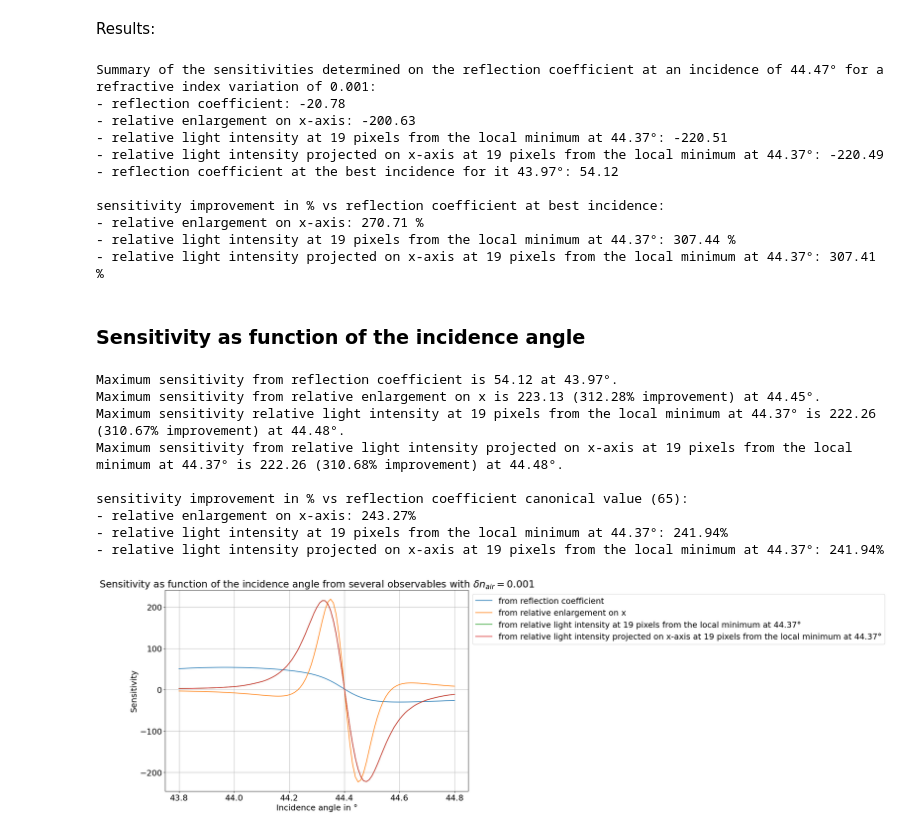
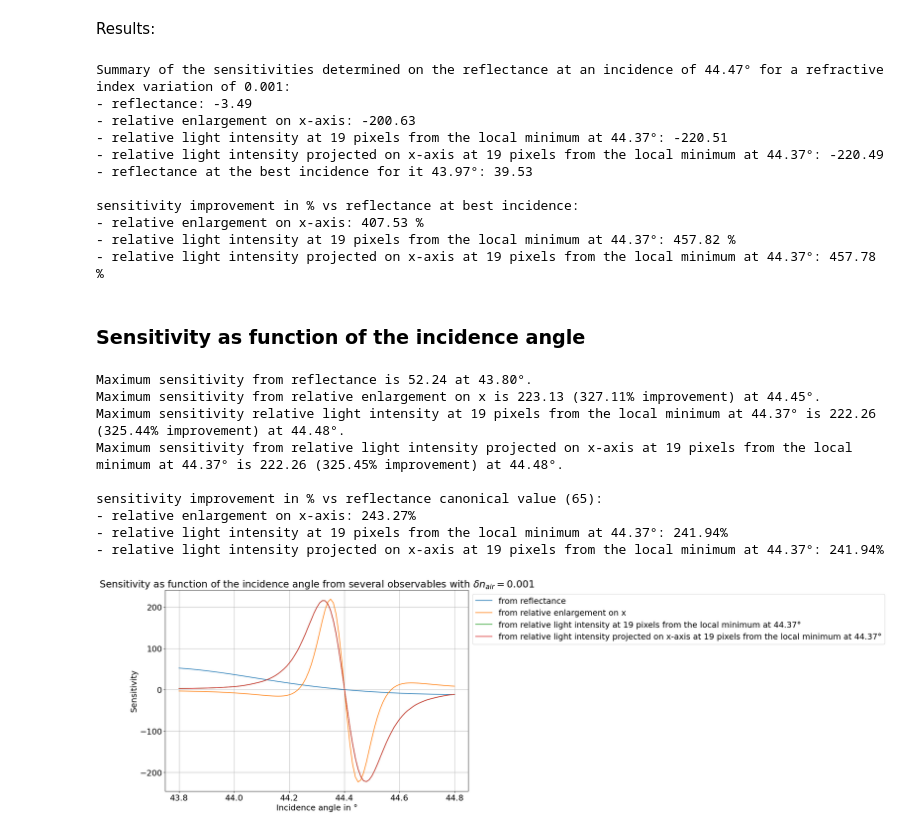
Before and after one commit to Tristan63170/Interferometric_Reflectivity_Dip, a Jupyter notebook: with_air/observable_determination_and_sensitivity_parallel.ipynb, the cells around one changed output. Saved outputs shown, nothing was run; the diff lists cells and outputs as text; code cells hidden in the pictures.

```diff
--- a/with_air/observable_determination_and_sensitivity_parallel.ipynb
+++ b/with_air/observable_determination_and_sensitivity_parallel.ipynb
@@ -300,26 +300,26 @@ for i in range(len(a)):
         cr[i, j] = r
         cr2[i, j] = r2
 
-cr1D = cr[N,:]
-cr21D = cr2[N,:]
+cr1D = np.abs(cr[N,:])**2
+cr21D = np.abs(cr2[N,:])**2
 
 plt.figure(figsize=(12,8))
-plt.plot(a,np.abs(cr1D))
-plt.title(fr"Reflection coefficient module in $k_x$ plane (for a central incidence of {inc}°)")
+plt.plot(a,cr1D)
+plt.title(fr"Reflectance in $k_x$ plane (for a central incidence of {inc}°)")
 plt.xlabel(r"$\alpha$ in $\mathrm{nm}^{-1}$")
-plt.ylabel(fr"Module of the reflection coefficient")
+plt.ylabel(fr"Reflectance")
 plt.grid();
 if SAVE_MODE:
     for file_ext in save_formats:
-        plt.savefig(f"Plots/{file_ext}/observables_sensitivity/reflection_coefficient_base.{file_ext}", bbox_inches="tight")
+        plt.savefig(f"Plots/{file_ext}/observables_sensitivity/reflectance_base.{file_ext}", bbox_inches="tight")
 
 plt.figure(figsize=(12,8))
-plt.plot(a,np.abs(cr21D))
-plt.title(fr"Reflection coefficient module in $k_x$ plane (for a central incidence of {inc}°)")
+plt.plot(a,cr21D)
+plt.title(fr"Reflectance in $k_x$ plane (for a central incidence of {inc}°)")
 plt.xlabel(r"$\alpha$ in $\mathrm{nm}^{-1}$")
-plt.ylabel(fr"Module of the reflection coefficient")
+plt.ylabel(fr"Reflectance")
 plt.grid();
 if SAVE_MODE:
     for file_ext in save_formats:
-        plt.savefig(f"Plots/{file_ext}/observables_sensitivity/reflection_coefficient_variant.{file_ext}", bbox_inches="tight")
+        plt.savefig(f"Plots/{file_ext}/observables_sensitivity/reflectance_variant.{file_ext}", bbox_inches="tight")
 # %% [output]
@@ -425,29 +425,29 @@ S_enlarg = (elarrelatx_2-elarrelatx_1)/(n_variation)
 S_I_rel_min = (I_rel_min_2-I_rel_min_1)/(n_variation)
 S_I_proj_rel_min = (I_proj_rel_min_2-I_proj_rel_min_1)/(n_variation)
 # %%
-print(f"Summary of the sensitivities determined on the reflection coefficient at an incidence of {inc}° for a refractive index variation of {n_variation}:")
-print(f"- reflection coefficient: {S_base:.2f}")
+print(f"Summary of the sensitivities determined on the reflectance at an incidence of {inc}° for a refractive index variation of {n_variation}:")
+print(f"- reflectance: {S_base:.2f}")
 print(f"- relative enlargement on x-axis: {S_enlarg:.2f}")
 print(f"- relative light intensity at {best_index} pixels from the local minimum at 44.37°: {S_I_rel_min:.2f}")
 print(f"- relative light intensity projected on x-axis at {best_index} pixels from the local minimum at 44.37°: {S_I_proj_rel_min:.2f}")
-print(f"- reflection coefficient at the best incidence for it {inc_best}°: {S_base_best:.2f}")
+print(f"- reflectance at the best incidence for it {inc_best}°: {S_base_best:.2f}")
 print("")
-print("sensitivity improvement in % vs reflection coefficient at best incidence:")
+print("sensitivity improvement in % vs reflectance at best incidence:")
 print(f"- relative enlargement on x-axis: {abs(S_enlarg/S_base_best)*100-100:.2f} %")
 print(f"- relative light intensity at {best_index} pixels from the local minimum at 44.37°: {abs(S_I_rel_min/S_base_best)*100-100:.2f} %")
 print(f"- relative light intensity projected on x-axis at {best_index} pixels from the local minimum at 44.37°: {abs(S_I_proj_rel_min/S_base_best)*100-100:.2f} %")
 # %% [output]
-Summary of the sensitivities determined on the reflection coefficient at an incidence of 44.47° for a refractive index variation of 0.001:
-- reflection coefficient: -20.78
+Summary of the sensitivities determined on the reflectance at an incidence of 44.47° for a refractive index variation of 0.001:
+- reflectance: -3.49
 - relative enlargement on x-axis: -200.63
 - relative light intensity at 19 pixels from the local minimum at 44.37°: -220.51
 - relative light intensity projected on x-axis at 19 pixels from the local minimum at 44.37°: -220.49
-- reflection coefficient at the best incidence for it 43.97°: 54.12
+- reflectance at the best incidence for it 43.97°: 39.53
 
-sensitivity improvement in % vs reflection coefficient at best incidence:
-- relative enlargement on x-axis: 270.71 %
-- relative light intensity at 19 pixels from the local minimum at 44.37°: 307.44 %
-- relative light intensity projected on x-axis at 19 pixels from the local minimum at 44.37°: 307.41 %
+sensitivity improvement in % vs reflectance at best incidence:
+- relative enlargement on x-axis: 407.53 %
+- relative light intensity at 19 pixels from the local minimum at 44.37°: 457.82 %
+- relative light intensity projected on x-axis at 19 pixels from the local minimum at 44.37°: 457.78 %
 # %% [markdown]
 ### Sensitivity as function of the incidence angle
 # %%
@@ -464,9 +464,9 @@ def process_one_inc(inc):
             r2, t2, R2, T2 = PM.coefficient(structure2, wavelength, theta[i, j], 1)
             cr[i, j] = r
             cr2[i, j] = r2
-    cr1D = cr[N, :]
-    cr21D = cr2[N, :]
-    s_base = (np.abs(cr21D)[N] - np.abs(cr1D)[N]) / n_variation
+    cr1D = np.abs(cr[N, :])**2
+    cr21D = np.abs(cr2[N, :])**2
+    s_base = (cr21D[N] - cr1D[N]) / n_variation
 
     # ------- base structure -------
     U1 = my_mod.gauss2D(X, Y, wx, wy, x0, y0, alpha0, beta0)
@@ -551,36 +551,36 @@ for s_base, s_enlarg, s_irel, s_iproj in results:
     S_I_PROJ_REL_MIN.append(s_iproj)
 # %%
 plt.figure(figsize=(12,8))
-plt.plot(inc_range2, S_BASE, label="from reflection coefficient")
+plt.plot(inc_range2, S_BASE, label="from reflectance")
 plt.plot(inc_range2, S_ENLARG, label="from relative enlargement on x")
 plt.plot(inc_range2, S_I_REL_MIN, label=f"from relative light intensity at {best_index} pixels from the local minimum at 44.37°")
 plt.plot(inc_range2, S_I_PROJ_REL_MIN, label=f"from relative light intensity projected on x-axis at {best_index} pixels from the local minimum at 44.37°")
 plt.title(fr"Sensitivity as function of the incidence angle from several observables with $\delta n_{{air}} = ${n_variation}")
 plt.xlabel("Incidence angle in °")
 plt.ylabel("Sensitivity")
 plt.legend(loc="upper left", bbox_to_anchor=(1, 1))
 plt.grid();
 if SAVE_MODE:
     for file_ext in save_formats:
         plt.savefig(f"Plots/{file_ext}/observables_sensitivity/sensitivity.{file_ext}", bbox_inches="tight")
 
-print(f"Maximum sensitivity from reflection coefficient is {np.max(np.abs(S_BASE)):.2f} at {inc_range2[np.argmax(np.abs(S_BASE))]:.2f}°.")
+print(f"Maximum sensitivity from reflectance is {np.max(np.abs(S_BASE)):.2f} at {inc_range2[np.argmax(np.abs(S_BASE))]:.2f}°.")
 print(f"Maximum sensitivity from relative enlargement on x is {np.max(np.abs(S_ENLARG)):.2f} ({(np.max(np.abs(S_ENLARG))/np.max(np.abs(S_BASE))-1)*100:.2f}% improvement) at {inc_range2[np.argmax(np.abs(S_ENLARG))]:.2f}°.")
 print(f"Maximum sensitivity relative light intensity at {best_index} pixels from the local minimum at 44.37° is {np.max(np.abs(S_I_REL_MIN)):.2f} ({(np.max(np.abs(S_I_REL_MIN))/np.max(np.abs(S_BASE))-1)*100:.2f}% improvement) at {inc_range2[np.argmax(np.abs(S_I_REL_MIN))]:.2f}°.")
 print(f"Maximum sensitivity from relative light intensity projected on x-axis at {best_index} pixels from the local minimum at 44.37° is {np.max(np.abs(S_I_PROJ_REL_MIN)):.2f} ({(np.max(np.abs(S_I_PROJ_REL_MIN))/np.max(np.abs(S_BASE))-1)*100:.2f}% improvement) at {inc_range2[np.argmax(np.abs(S_I_PROJ_REL_MIN))]:.2f}°.")
 print()
-print("sensitivity improvement in % vs reflection coefficient canonical value (65):")
+print("sensitivity improvement in % vs reflectance canonical value (65):")
 print(f"- relative enlargement on x-axis: {(np.max(np.abs(S_ENLARG))/65-1)*100:.2f}%")
 print(f"- relative light intensity at {best_index} pixels from the local minimum at 44.37°: {(np.max(np.abs(S_I_REL_MIN))/65-1)*100:.2f}%")
 print(f"- relative light intensity projected on x-axis at {best_index} pixels from the local minimum at 44.37°: {(np.max(np.abs(S_I_PROJ_REL_MIN))/65-1)*100:.2f}%")
 # %% [output]
-Maximum sensitivity from reflection coefficient is 54.12 at 43.97°.
-Maximum sensitivity from relative enlargement on x is 223.13 (312.28% improvement) at 44.45°.
-Maximum sensitivity relative light intensity at 19 pixels from the local minimum at 44.37° is 222.26 (310.67% improvement) at 44.48°.
-Maximum sensitivity from relative light intensity projected on x-axis at 19 pixels from the local minimum at 44.37° is 222.26 (310.68% improvement) at 44.48°.
+Maximum sensitivity from reflectance is 52.24 at 43.80°.
+Maximum sensitivity from relative enlargement on x is 223.13 (327.11% improvement) at 44.45°.
+Maximum sensitivity relative light intensity at 19 pixels from the local minimum at 44.37° is 222.26 (325.44% improvement) at 44.48°.
+Maximum sensitivity from relative light intensity projected on x-axis at 19 pixels from the local minimum at 44.37° is 222.26 (325.45% improvement) at 44.48°.
 
-sensitivity improvement in % vs reflection coefficient canonical value (65):
+sensitivity improvement in % vs reflectance canonical value (65):
 - relative enlargement on x-axis: 243.27%
 - relative light intensity at 19 pixels from the local minimum at 44.37°: 241.94%
 - relative light intensity projected on x-axis at 19 pixels from the local minimum at 44.37°: 241.94%
-[figure, old version]
+[figure, new version]
```
Also changed, not shown: parts of 8 cells of this notebook, 3 other files.
